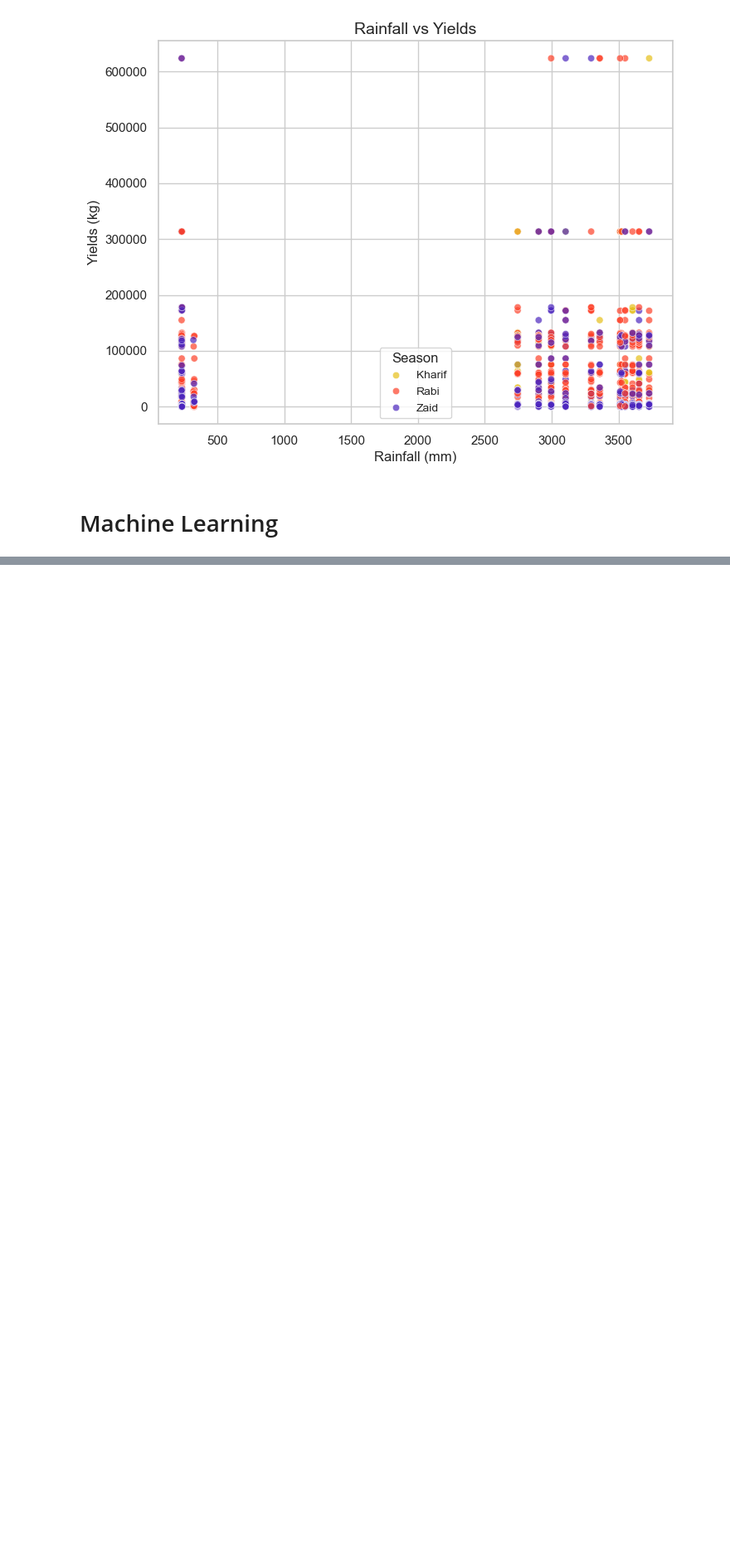
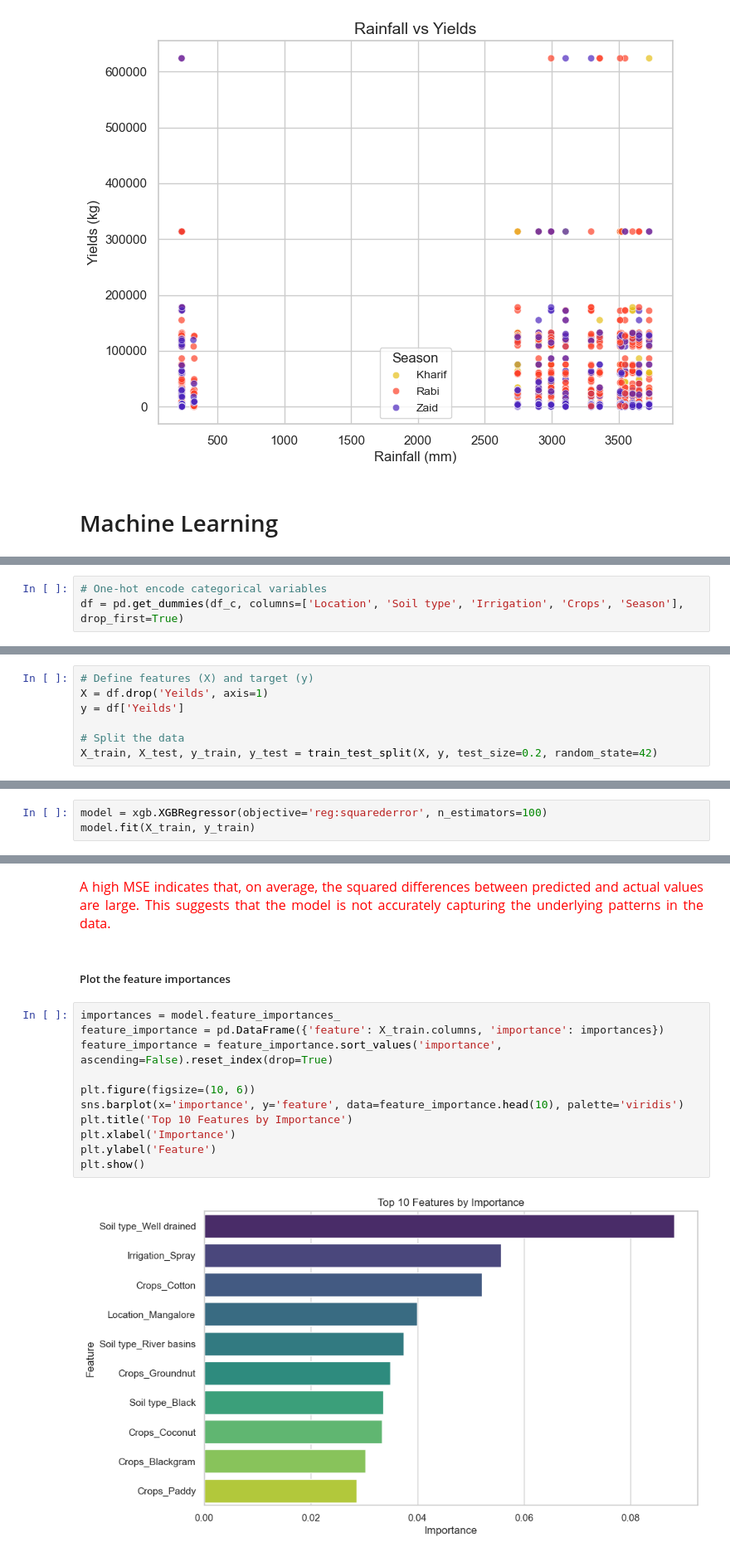
Before and after one commit to dinithaw/big-data-analytics, a Jupyter notebook: cw.ipynb, the cells around one changed output, grey strips where cells are left out. Shown at 83% size. Cells and saved outputs as stored; diff of their text form; blank space fills up the shorter version.

```diff
--- a/cw.ipynb
+++ b/cw.ipynb
@@ -986,0 +985,3 @@ plt.show()
+# %%
+# One-hot encode categorical variables
+df = pd.get_dummies(df_c, columns=['Location', 'Soil type', 'Irrigation', 'Crops', 'Season'], drop_first=True)
@@ -986,0 +990,7 @@ plt.show()
+# %%
+# Define features (X) and target (y)
+X = df.drop('Yeilds', axis=1)
+y = df['Yeilds']
+
+# Split the data
+X_train, X_test, y_train, y_test = train_test_split(X, y, test_size=0.2, random_state=42)
@@ -986,0 +999,3 @@ plt.show()
+# %%
+model = xgb.XGBRegressor(objective='reg:squarederror', n_estimators=100)
+model.fit(X_train, y_train)
@@ -986,0 +1028,19 @@ plt.show()
+# %% [markdown]
+<p style="font-size: 16px; text-align: justify; line-height: 1.5; color: red;">
+    A high MSE indicates that, on average, the squared differences between predicted and actual values are large. This suggests that the model is not accurately capturing the underlying patterns in the data.
+</p>
+# %% [markdown]
+##### Plot the feature importances
+# %%
+importances = model.feature_importances_
+feature_importance = pd.DataFrame({'feature': X_train.columns, 'importance': importances})
+feature_importance = feature_importance.sort_values('importance', ascending=False).reset_index(drop=True)
+
+plt.figure(figsize=(10, 6))
+sns.barplot(x='importance', y='feature', data=feature_importance.head(10), palette='viridis')
+plt.title('Top 10 Features by Importance')
+plt.xlabel('Importance')
+plt.ylabel('Feature')
+plt.show()
+# %% [output]
+[figure, added]
```
Also changed, not shown: parts of 56 cells of this notebook, 2 other files.
